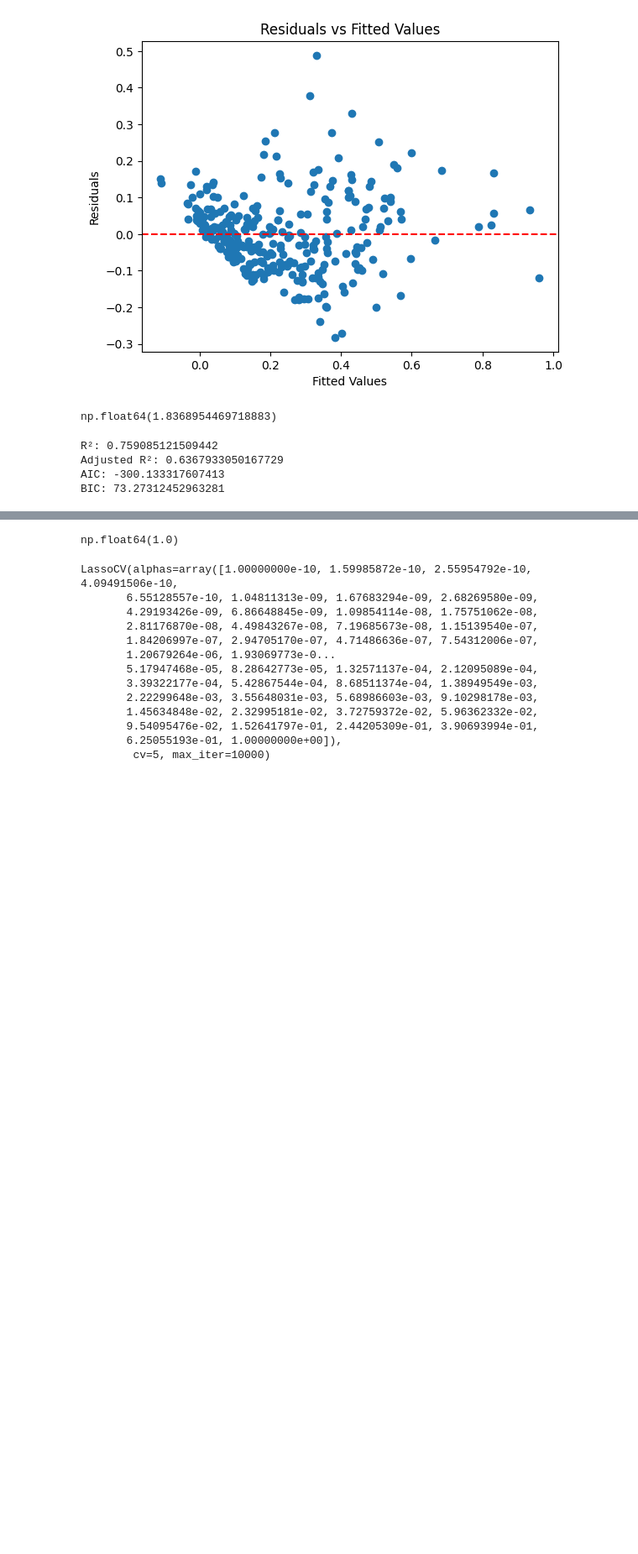
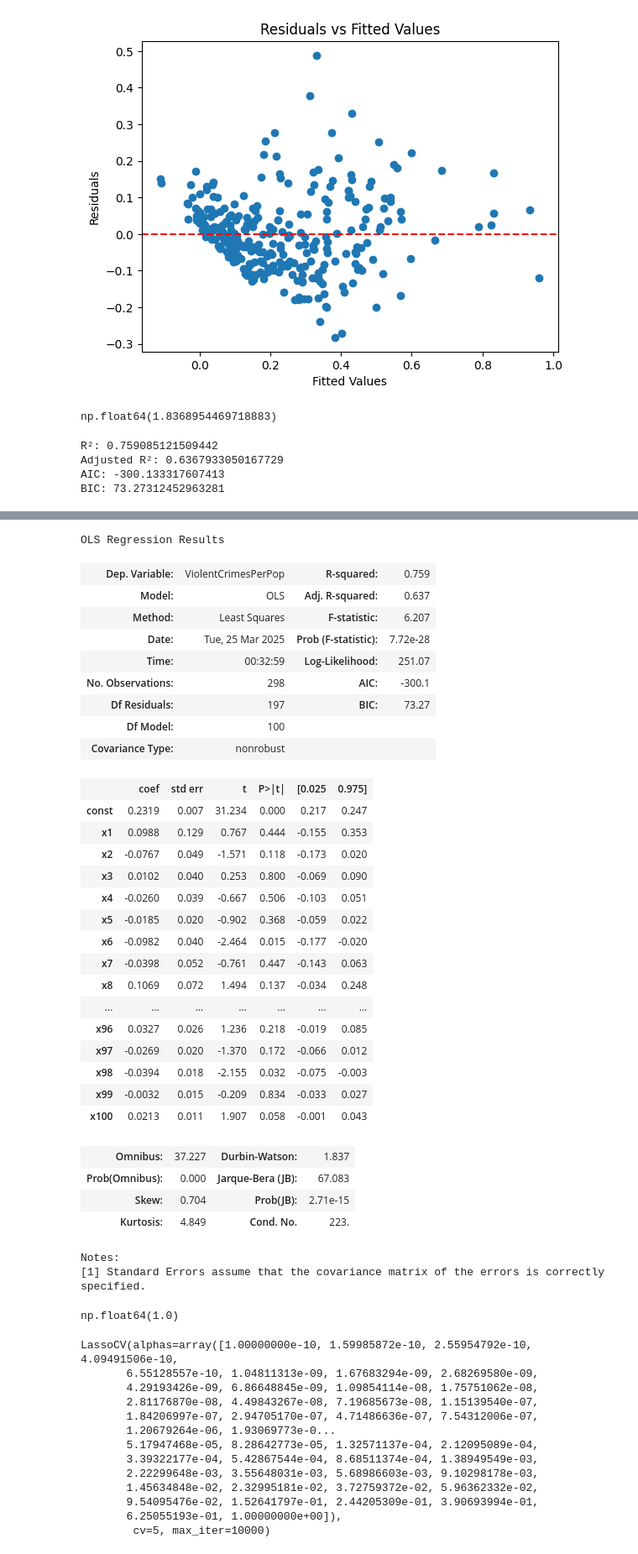
Before and after one commit to SegusFaultise/CAB420-Assessment-1A, a Jupyter notebook: CAB420_A1A_Q1_Template.ipynb, the cells around one changed output, grey strips where cells are left out. Shown at 84% size. Cells and saved outputs as stored; diff of their text form; code cells hidden in the pictures; blank space fills up the shorter version.

```diff
--- a/CAB420_A1A_Q1_Template.ipynb
+++ b/CAB420_A1A_Q1_Template.ipynb
@@ -274,5 +279,43 @@ OLS Regression Results
 Notes:
 [1] Standard Errors assume that the covariance matrix of the errors is correctly specified.
+# %%
+X_train_const = sm.add_constant(X_train_scaled)
+model_linear = sm.OLS(y_train, X_train_const).fit()
+
+model_linear.summary()
+# %% [output]
+OLS Regression Results
+| Dep. Variable: | ViolentCrimesPerPop | R-squared: | 0.759 |
+| Model: | OLS | Adj. R-squared: | 0.637 |
+| Method: | Least Squares | F-statistic: | 6.207 |
+| Date: | Tue, 25 Mar 2025 | Prob (F-statistic): | 7.72e-28 |
+| Time: | 00:32:59 | Log-Likelihood: | 251.07 |
+| No. Observations: | 298 | AIC: | -300.1 |
+| Df Residuals: | 197 | BIC: | 73.27 |
+| Df Model: | 100 |  |  |
+| Covariance Type: | nonrobust |  |  |
+|  | coef | std err | t | P>|t| | [0.025 | 0.975] |
+| const | 0.2319 | 0.007 | 31.234 | 0.000 | 0.217 | 0.247 |
+| x1 | 0.0988 | 0.129 | 0.767 | 0.444 | -0.155 | 0.353 |
+| x2 | -0.0767 | 0.049 | -1.571 | 0.118 | -0.173 | 0.020 |
+| x3 | 0.0102 | 0.040 | 0.253 | 0.800 | -0.069 | 0.090 |
+| x4 | -0.0260 | 0.039 | -0.667 | 0.506 | -0.103 | 0.051 |
+| x5 | -0.0185 | 0.020 | -0.902 | 0.368 | -0.059 | 0.022 |
+| x6 | -0.0982 | 0.040 | -2.464 | 0.015 | -0.177 | -0.020 |
+| x7 | -0.0398 | 0.052 | -0.761 | 0.447 | -0.143 | 0.063 |
+| x8 | 0.1069 | 0.072 | 1.494 | 0.137 | -0.034 | 0.248 |
+| ... | ... | ... | ... | ... | ... | ... |
+| x96 | 0.0327 | 0.026 | 1.236 | 0.218 | -0.019 | 0.085 |
+| x97 | -0.0269 | 0.020 | -1.370 | 0.172 | -0.066 | 0.012 |
+| x98 | -0.0394 | 0.018 | -2.155 | 0.032 | -0.075 | -0.003 |
+| x99 | -0.0032 | 0.015 | -0.209 | 0.834 | -0.033 | 0.027 |
+| x100 | 0.0213 | 0.011 | 1.907 | 0.058 | -0.001 | 0.043 |
+| Omnibus: | 37.227 | Durbin-Watson: | 1.837 |
+| Prob(Omnibus): | 0.000 | Jarque-Bera (JB): | 67.083 |
+| Skew: | 0.704 | Prob(JB): | 2.71e-15 |
+| Kurtosis: | 4.849 | Cond. No. | 223. |
+Notes:
+[1] Standard Errors assume that the covariance matrix of the errors is correctly specified.
 # %%
 # train your regularised models (ridge and lasso). Here you will use the same data as you used in for the above regression model
 #
```
Also changed, not shown: parts of 7 cells of this notebook, 1 other file.
